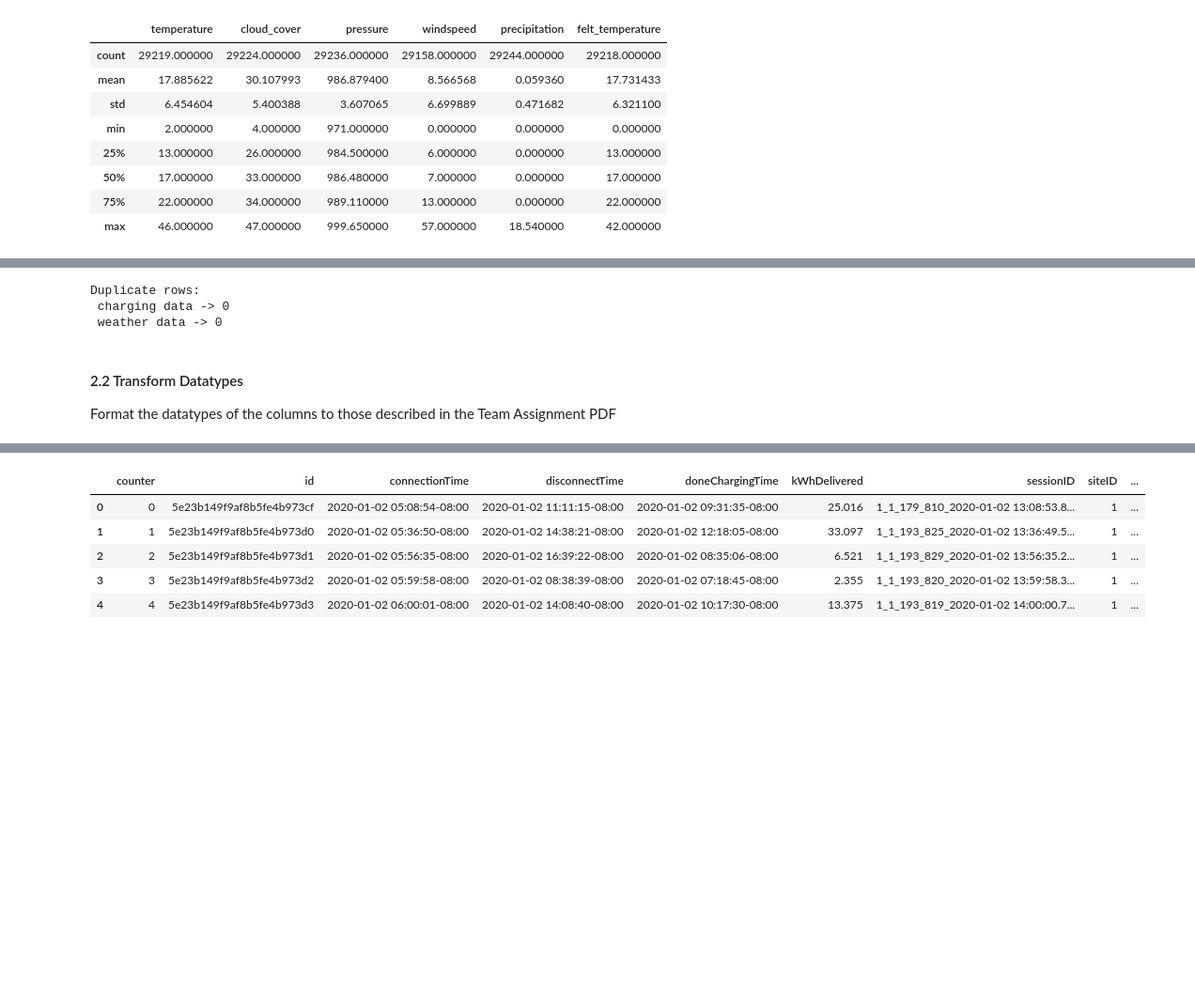
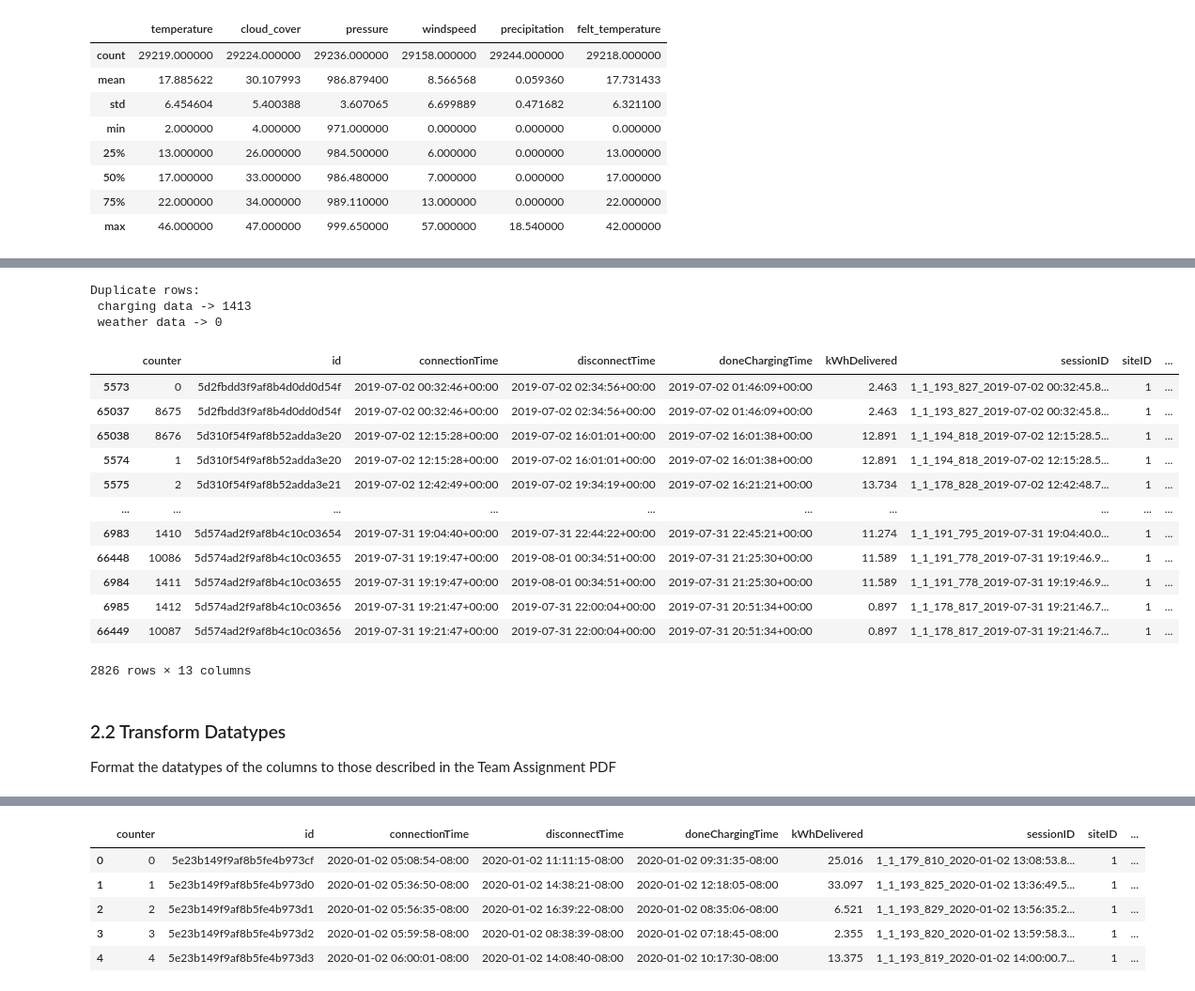
Before and after one commit to pmoll01/AA2024_Groupwork_DynamoData, a Jupyter notebook: Groupwork_DynamoData.ipynb, the cells around one changed output, grey strips where cells are left out. Shown: that part at 94% size. Cells and saved outputs as stored; diff of their text form; code cells hidden in the pictures; blank space fills up the shorter version.

```diff
--- a/Groupwork_DynamoData.ipynb
+++ b/Groupwork_DynamoData.ipynb
@@ -114,10 +119,26 @@ weather_data.describe()
 # %%
-charging_data_duplicates = charging_data.duplicated().sum()
+charging_data_duplicates = charging_data.duplicated(subset='sessionID').sum()
 weather_data_duplicates = weather_data.duplicated().sum()
-# Display the duplicate rows (if any)
+# Display number of duplicate rows (if any)
 print("Duplicate rows:\n charging data -> {}\n weather data -> {}".format(charging_data_duplicates,
                                                                           weather_data_duplicates))
 # %% [output]
 Duplicate rows:
- charging data -> 0
+ charging data -> 1413
  weather data -> 0
+# %%
+charging_data[charging_data.duplicated(keep=False, subset='sessionID')].sort_values(by='id', ascending=True)
+# %% [output]
+|  | counter | id | connectionTime | disconnectTime | doneChargingTime | kWhDelivered | sessionID | siteID | ... |
+| 5573 | 0 | 5d2fbdd3f9af8b4d0dd0d54f | 2019-07-02 00:32:46+00:00 | 2019-07-02 02:34:56+00:00 | 2019-07-02 01:46:09+00:00 | 2.463 | 1_1_193_827_2019-07-02 00:32:45.8... | 1 | ... |
+| 65037 | 8675 | 5d2fbdd3f9af8b4d0dd0d54f | 2019-07-02 00:32:46+00:00 | 2019-07-02 02:34:56+00:00 | 2019-07-02 01:46:09+00:00 | 2.463 | 1_1_193_827_2019-07-02 00:32:45.8... | 1 | ... |
+| 65038 | 8676 | 5d310f54f9af8b52adda3e20 | 2019-07-02 12:15:28+00:00 | 2019-07-02 16:01:01+00:00 | 2019-07-02 16:01:38+00:00 | 12.891 | 1_1_194_818_2019-07-02 12:15:28.5... | 1 | ... |
+| 5574 | 1 | 5d310f54f9af8b52adda3e20 | 2019-07-02 12:15:28+00:00 | 2019-07-02 16:01:01+00:00 | 2019-07-02 16:01:38+00:00 | 12.891 | 1_1_194_818_2019-07-02 12:15:28.5... | 1 | ... |
+| 5575 | 2 | 5d310f54f9af8b52adda3e21 | 2019-07-02 12:42:49+00:00 | 2019-07-02 19:34:19+00:00 | 2019-07-02 16:21:21+00:00 | 13.734 | 1_1_178_828_2019-07-02 12:42:48.7... | 1 | ... |
+| ... | ... | ... | ... | ... | ... | ... | ... | ... | ... |
+| 6983 | 1410 | 5d574ad2f9af8b4c10c03654 | 2019-07-31 19:04:40+00:00 | 2019-07-31 22:44:22+00:00 | 2019-07-31 22:45:21+00:00 | 11.274 | 1_1_191_795_2019-07-31 19:04:40.0... | 1 | ... |
+| 66448 | 10086 | 5d574ad2f9af8b4c10c03655 | 2019-07-31 19:19:47+00:00 | 2019-08-01 00:34:51+00:00 | 2019-07-31 21:25:30+00:00 | 11.589 | 1_1_191_778_2019-07-31 19:19:46.9... | 1 | ... |
+| 6984 | 1411 | 5d574ad2f9af8b4c10c03655 | 2019-07-31 19:19:47+00:00 | 2019-08-01 00:34:51+00:00 | 2019-07-31 21:25:30+00:00 | 11.589 | 1_1_191_778_2019-07-31 19:19:46.9... | 1 | ... |
+| 6985 | 1412 | 5d574ad2f9af8b4c10c03656 | 2019-07-31 19:21:47+00:00 | 2019-07-31 22:00:04+00:00 | 2019-07-31 20:51:34+00:00 | 0.897 | 1_1_178_817_2019-07-31 19:21:46.7... | 1 | ... |
+| 66449 | 10087 | 5d574ad2f9af8b4c10c03656 | 2019-07-31 19:21:47+00:00 | 2019-07-31 22:00:04+00:00 | 2019-07-31 20:51:34+00:00 | 0.897 | 1_1_178_817_2019-07-31 19:21:46.7... | 1 | ... |
+2826 rows × 13 columns
@@ -124,5 +147,5 @@ Duplicate rows:
 # %% [markdown]
-#### 2.2 Transform Datatypes
+### 2.2 Transform Datatypes
 Format the datatypes of the columns to those described in the Team Assignment PDF
 # %%
 # Charging Data
```
Also changed, not shown: parts of 23 cells of this notebook, 4 other files.
